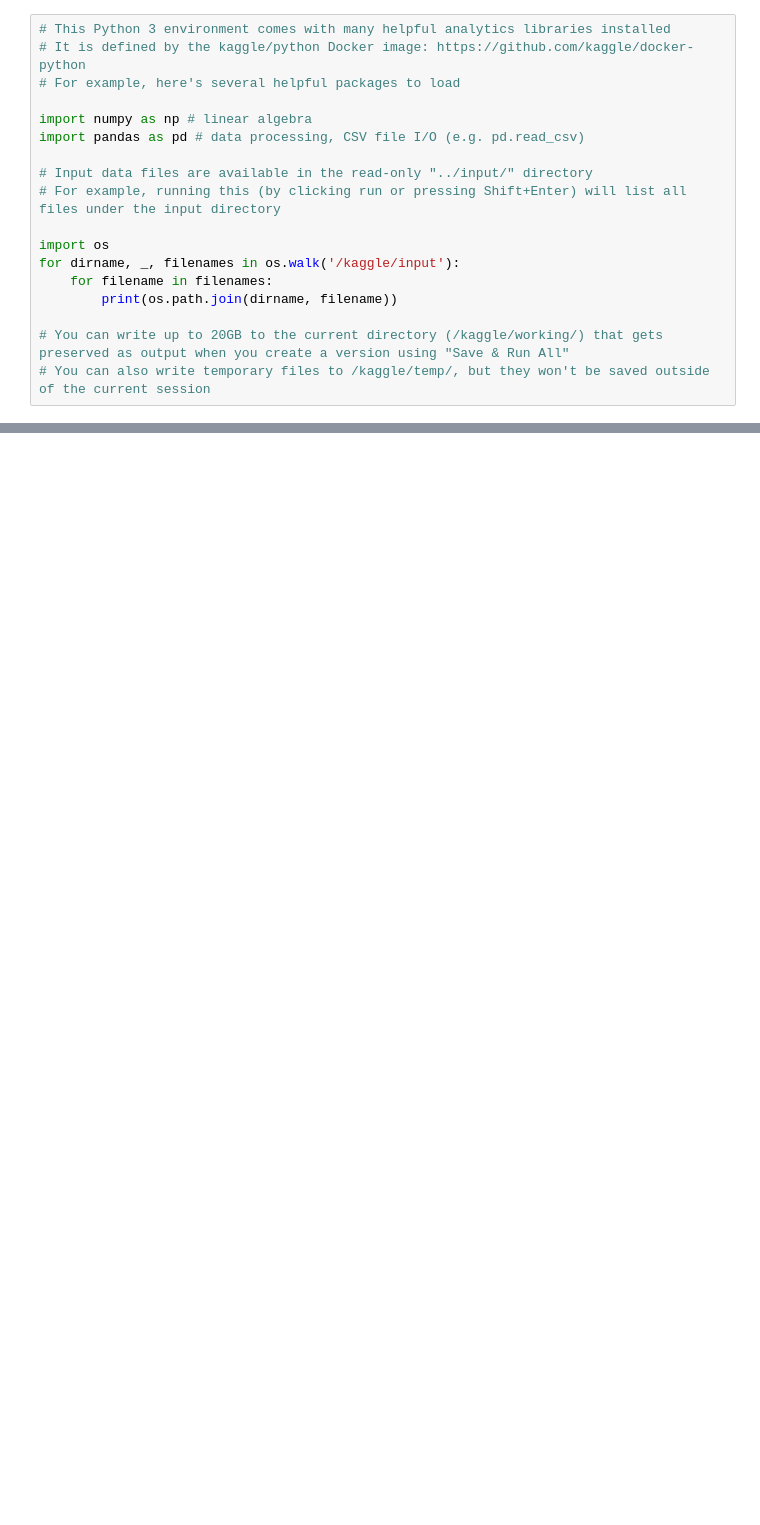
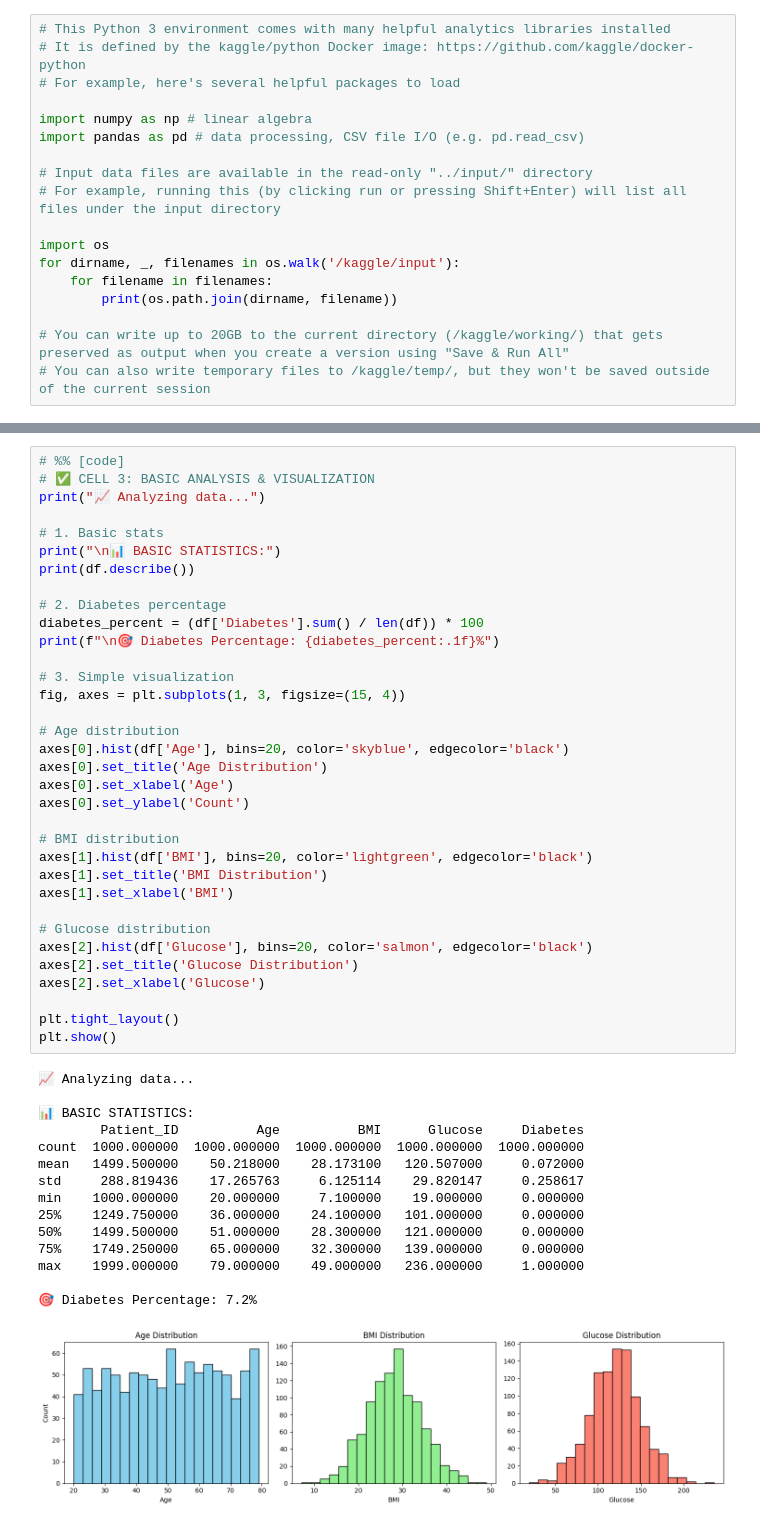
Before and after one commit to Muqadas-g/ali-sher, a Jupyter notebook: end-to-end-ml-pro.ipynb, the cells around one changed output, grey strips where cells are left out. Cells and saved outputs as stored; diff of their text form; blank space fills up the shorter version.

```diff
--- a/end-to-end-ml-pro.ipynb
+++ b/end-to-end-ml-pro.ipynb
@@ -1385,0 +100,50 @@ Ready for deployment on Kaggle, Colab, or any Python environment!
+# %%
+# %% [code]
+# ✅ CELL 3: BASIC ANALYSIS & VISUALIZATION
+print("📈 Analyzing data...")
+
+# 1. Basic stats
+print("\n📊 BASIC STATISTICS:")
+print(df.describe())
+
+# 2. Diabetes percentage
+diabetes_percent = (df['Diabetes'].sum() / len(df)) * 100
+print(f"\n🎯 Diabetes Percentage: {diabetes_percent:.1f}%")
+
+# 3. Simple visualization
+fig, axes = plt.subplots(1, 3, figsize=(15, 4))
+
+# Age distribution
+axes[0].hist(df['Age'], bins=20, color='skyblue', edgecolor='black')
+axes[0].set_title('Age Distribution')
+axes[0].set_xlabel('Age')
+axes[0].set_ylabel('Count')
+
+# BMI distribution
+axes[1].hist(df['BMI'], bins=20, color='lightgreen', edgecolor='black')
+axes[1].set_title('BMI Distribution')
+axes[1].set_xlabel('BMI')
+
+# Glucose distribution
+axes[2].hist(df['Glucose'], bins=20, color='salmon', edgecolor='black')
+axes[2].set_title('Glucose Distribution')
+axes[2].set_xlabel('Glucose')
+
+plt.tight_layout()
+plt.show()
+# %% [output]
+📈 Analyzing data...
+
+📊 BASIC STATISTICS:
+        Patient_ID          Age          BMI      Glucose     Diabetes
+count  1000.000000  1000.000000  1000.000000  1000.000000  1000.000000
+mean   1499.500000    50.218000    28.173100   120.507000     0.072000
+std     288.819436    17.265763     6.125114    29.820147     0.258617
+min    1000.000000    20.000000     7.100000    19.000000     0.000000
+25%    1249.750000    36.000000    24.100000   101.000000     0.000000
+50%    1499.500000    51.000000    28.300000   121.000000     0.000000
+75%    1749.250000    65.000000    32.300000   139.000000     0.000000
+max    1999.000000    79.000000    49.000000   236.000000     1.000000
+
+🎯 Diabetes Percentage: 7.2%
+[figure, added]
```
Also changed, not shown: parts of 9 cells of this notebook.
